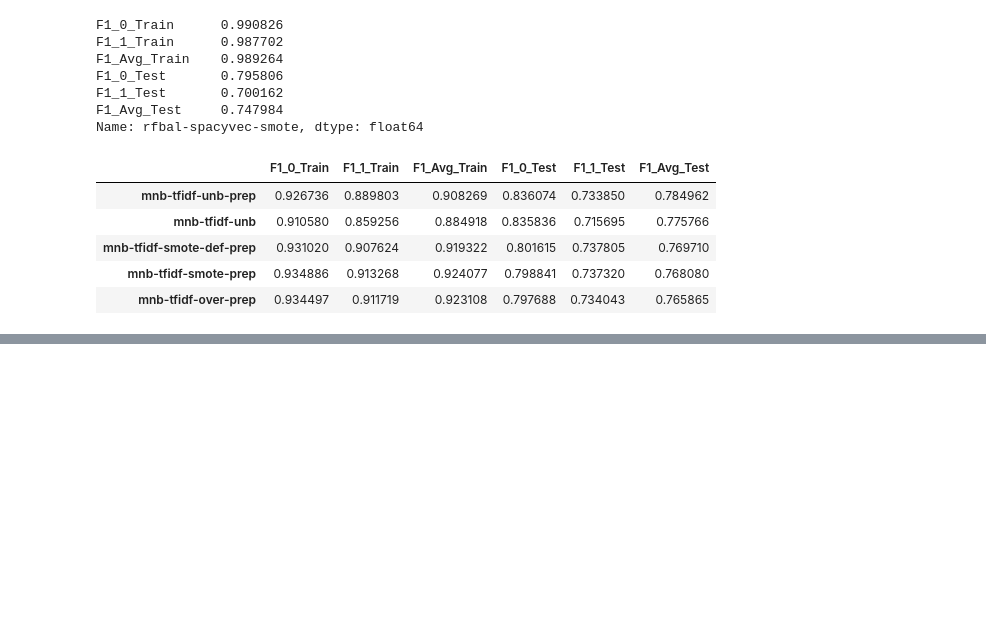
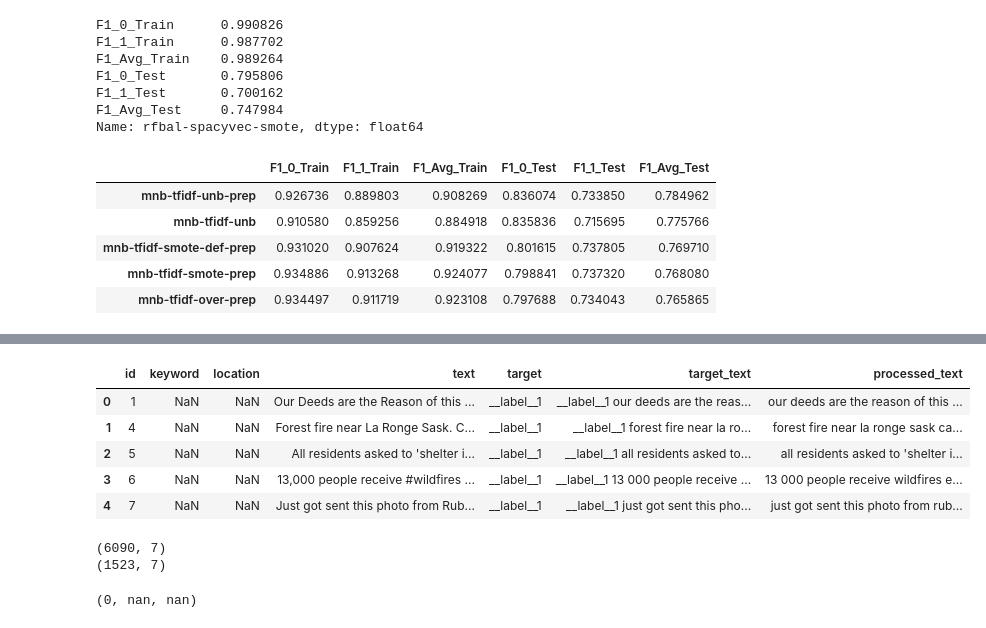
Before and after one commit to kellianneyang/natural-language-processing-practice, a Jupyter notebook: Natural Language Processing with Disaster Tweets - Kaggle Competition.ipynb, the cells around one changed output, grey strips where cells are left out. Cells and saved outputs as stored; diff of their text form; code cells hidden in the pictures; blank space fills up the shorter version.

Commit message:
working on kaggle disaster competition

```diff
--- a/Natural Language Processing with Disaster Tweets - Kaggle Competition.ipynb
+++ b/Natural Language Processing with Disaster Tweets - Kaggle Competition.ipynb
@@ -1399,0 +1506,3 @@ scores_df.sort_values(by = 'F1_Avg_Test', ascending = False).head()
+# %%
+import pandas as pd
+df = pd.read_csv('Data/train.csv')
@@ -1399,0 +1522,6 @@ scores_df.sort_values(by = 'F1_Avg_Test', ascending = False).head()
+# %%
+# format target labels for fasttext
+df['target'] = "__label__" + df['target'].astype(str)
+
+# check
+df.target.unique()
@@ -1399,0 +1530,7 @@ scores_df.sort_values(by = 'F1_Avg_Test', ascending = False).head()
+# %%
+# merge the two columns so the text is on the same line as the label
+# for fasttext formatting requirements
+df['target_text'] = df['target'] + " " + df['text']
+
+# check
+df.head()
@@ -1399,0 +1544,15 @@ scores_df.sort_values(by = 'F1_Avg_Test', ascending = False).head()
+# %%
+# define preprocess function
+
+import re
+
+def preprocess(text):
+    text = re.sub(r"[^\w\s\']", " ", text)
+    text = re.sub(r" +", " ", text)
+    return text.strip().lower()
+
+# apply preprocess function to df
+df['target_text'] = df['target_text'].map(preprocess)
+
+# check
+df.head()
@@ -1399,0 +1566,29 @@ scores_df.sort_values(by = 'F1_Avg_Test', ascending = False).head()
+# %%
+# make preprocessed text column (without label) to test model on
+
+df['processed_text'] = df['text'].map(preprocess)
+
+# check
+df.head()
+# %% [output]
+|  | id | keyword | location | text | target | target_text | processed_text |
+| 0 | 1 | NaN | NaN | Our Deeds are the Reason of this ... | __label__1 | __label__1 our deeds are the reas... | our deeds are the reason of this ... |
+| 1 | 4 | NaN | NaN | Forest fire near La Ronge Sask. C... | __label__1 | __label__1 forest fire near la ro... | forest fire near la ronge sask ca... |
+| 2 | 5 | NaN | NaN | All residents asked to 'shelter i... | __label__1 | __label__1 all residents asked to... | all residents asked to 'shelter i... |
+| 3 | 6 | NaN | NaN | 13,000 people receive #wildfires ... | __label__1 | __label__1 13 000 people receive ... | 13 000 people receive wildfires e... |
+| 4 | 7 | NaN | NaN | Just got sent this photo from Rub... | __label__1 | __label__1 just got sent this pho... | just got sent this photo from rub... |
+# %%
+# tts
+
+from sklearn.model_selection import train_test_split
+
+train, test = train_test_split(df,
+                               test_size = 0.2,
+                               stratify = df.target)
+
+# check
+print(train.shape)
+print(test.shape)
+# %% [output]
+(6090, 7)
+(1523, 7)
@@ -1399,0 +1606,10 @@ scores_df.sort_values(by = 'F1_Avg_Test', ascending = False).head()
+# %%
+# create/train, and evaluate model
+import fasttext
+
+model = fasttext.train_supervised(input = 'disaster_train_fasttext')
+# model.test("disaster_test_fasttext")
+
+# three output numbers: size of test samples, precision, recall
+# %% [output]
+(0, nan, nan)
```
Also changed, not shown: parts of 24 cells of this notebook, 2 other files.
